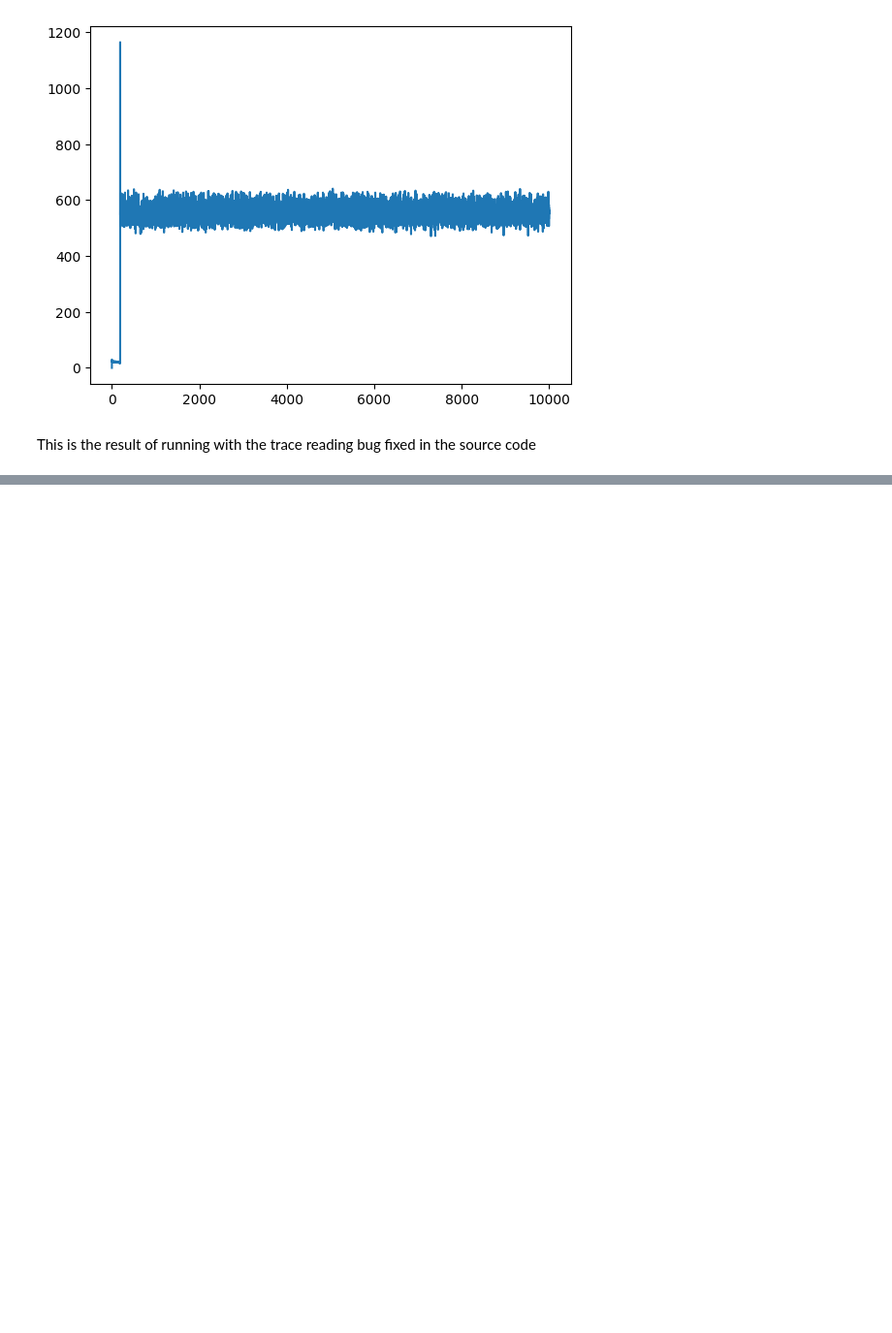
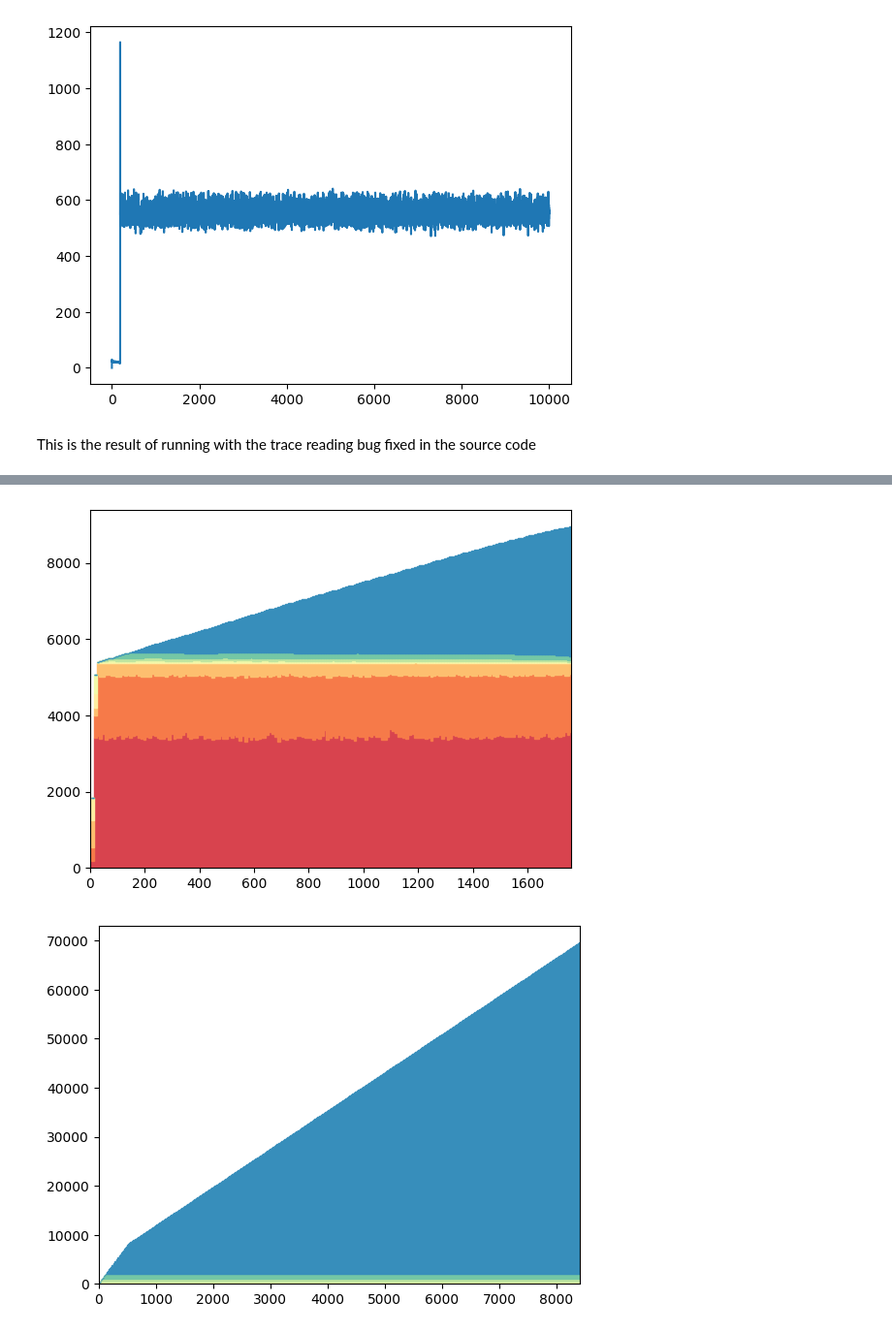
Before and after one commit to tiendatngcs/aimm, a Jupyter notebook: aimmu/gym-memenv/gym_memenv/envs/stats_analysis.ipynb, the cells around one changed output, grey strips where cells are left out. Shown: that part at 97% size. Saved outputs shown, nothing was run; the diff lists cells and outputs as text; code cells hidden in the pictures; blank space fills up the shorter version.

```diff
--- a/aimmu/gym-memenv/gym_memenv/envs/stats_analysis.ipynb
+++ b/aimmu/gym-memenv/gym_memenv/envs/stats_analysis.ipynb
@@ -127,0 +303,9 @@ This is the result of running with the trace reading bug fixed in the source cod
+# %%
+plot_page_access_bucket_percentage(pr_page_buckets, pr_epochs, "pr_page_count.pdf")
+plot_page_access_bucket_percentage(bp_page_buckets, bp_epochs, "bp_page_count.pdf")
+plot_page_access_bucket_percentage(lud_page_buckets, lud_epochs, "lud_page_count.pdf")
+plot_page_access_bucket_percentage(rbm_page_buckets, rbm_epochs, "rbm_page_count.pdf")
+plot_page_access_bucket_percentage(spmv_page_buckets, spmv_epochs, "spmv_page_count.pdf")
+# %% [output]
+[figure, added]
+[figure, added]
```
Also changed, not shown: parts of 15 cells of this notebook, 27 other files.
